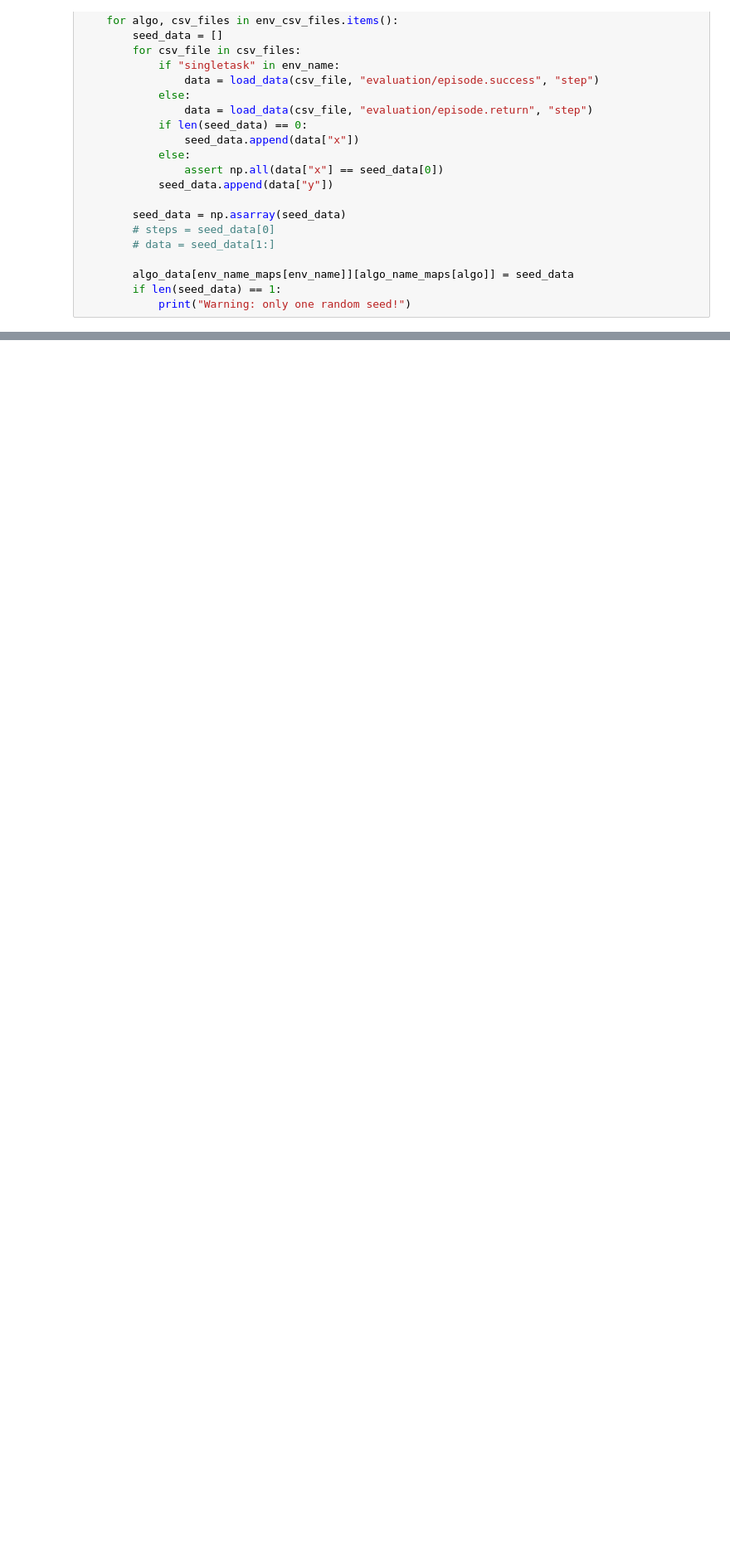
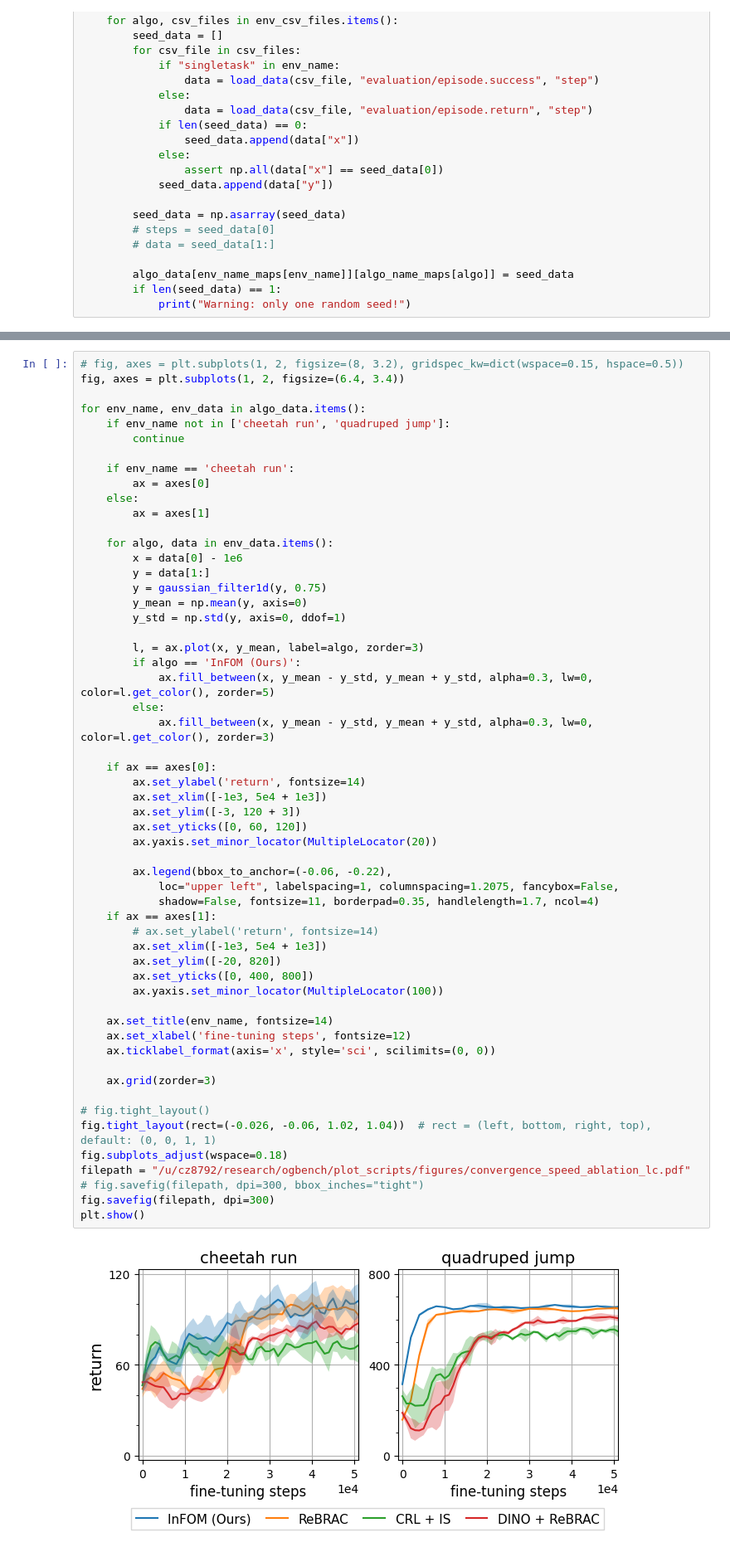
Before and after one commit to chongyi-zheng/ogbench, a Jupyter notebook: plot_scripts/convergence_speed_learning_curve.ipynb, the cells around one changed output, grey strips where cells are left out. Shown at 83% size. Cells and saved outputs as stored; diff of their text form; blank space fills up the shorter version.

```diff
--- a/plot_scripts/convergence_speed_learning_curve.ipynb
+++ b/plot_scripts/convergence_speed_learning_curve.ipynb
@@ -182,0 +230,58 @@ plt.show()
+# %%
+# fig, axes = plt.subplots(1, 2, figsize=(8, 3.2), gridspec_kw=dict(wspace=0.15, hspace=0.5))
+fig, axes = plt.subplots(1, 2, figsize=(6.4, 3.4))
+
+for env_name, env_data in algo_data.items():
+    if env_name not in ['cheetah run', 'quadruped jump']:
+        continue
+
+    if env_name == 'cheetah run':
+        ax = axes[0]
+    else:
+        ax = axes[1]
+
+    for algo, data in env_data.items():
+        x = data[0] - 1e6
+        y = data[1:]
+        y = gaussian_filter1d(y, 0.75)
+        y_mean = np.mean(y, axis=0)
+        y_std = np.std(y, axis=0, ddof=1)
+
+        l, = ax.plot(x, y_mean, label=algo, zorder=3)
+        if algo == 'InFOM (Ours)':
+            ax.fill_between(x, y_mean - y_std, y_mean + y_std, alpha=0.3, lw=0, color=l.get_color(), zorder=5)
+        else:
+            ax.fill_between(x, y_mean - y_std, y_mean + y_std, alpha=0.3, lw=0, color=l.get_color(), zorder=3)
+
+    if ax == axes[0]:
+        ax.set_ylabel('return', fontsize=14)
+        ax.set_xlim([-1e3, 5e4 + 1e3])
+        ax.set_ylim([-3, 120 + 3])
+        ax.set_yticks([0, 60, 120])
+        ax.yaxis.set_minor_locator(MultipleLocator(20))
+
+        ax.legend(bbox_to_anchor=(-0.06, -0.22),
+            loc="upper left", labelspacing=1, columnspacing=1.2075, fancybox=False,
+            shadow=False, fontsize=11, borderpad=0.35, handlelength=1.7, ncol=4)
+    if ax == axes[1]:
+        # ax.set_ylabel('return', fontsize=14)
+        ax.set_xlim([-1e3, 5e4 + 1e3])
+        ax.set_ylim([-20, 820])
+        ax.set_yticks([0, 400, 800])
+        ax.yaxis.set_minor_locator(MultipleLocator(100))
+
+    ax.set_title(env_name, fontsize=14)
+    ax.set_xlabel('fine-tuning steps', fontsize=12)
+    ax.ticklabel_format(axis='x', style='sci', scilimits=(0, 0))
+
+    ax.grid(zorder=3)
+
+# fig.tight_layout()
+fig.tight_layout(rect=(-0.026, -0.06, 1.02, 1.04))  # rect = (left, bottom, right, top), default: (0, 0, 1, 1)
+fig.subplots_adjust(wspace=0.18)
+filepath = "/u/cz8792/research/ogbench/plot_scripts/figures/convergence_speed_ablation_lc.pdf"
+# fig.savefig(filepath, dpi=300, bbox_inches="tight")
+fig.savefig(filepath, dpi=300)
+plt.show()
+# %% [output]
+[figure, added]
```
Also changed, not shown: parts of 3 cells of this notebook, 10 other files.
